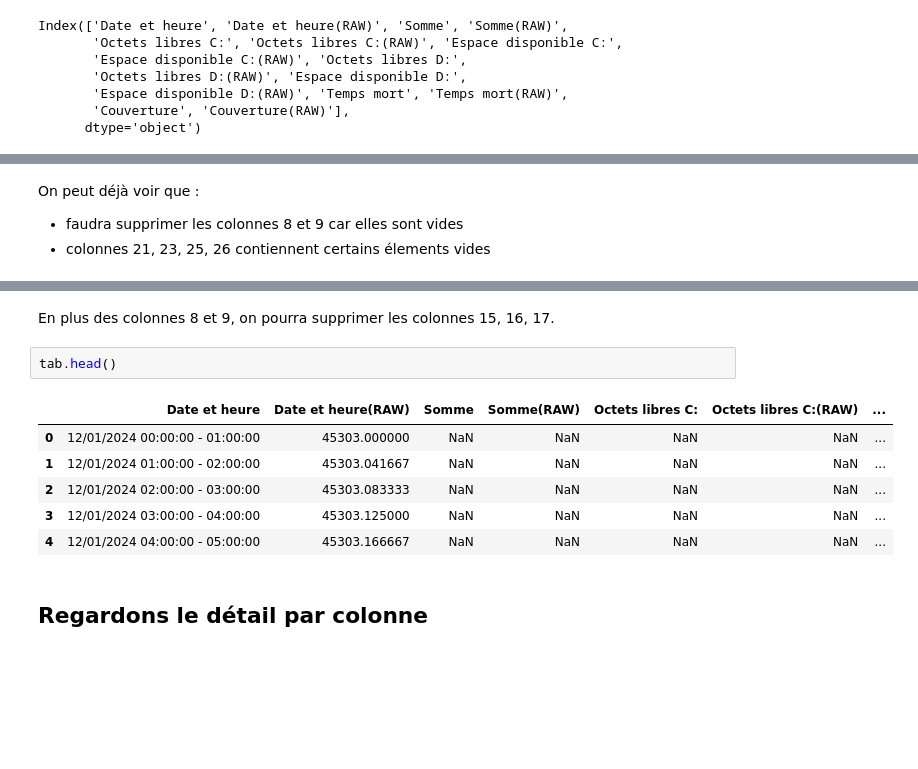
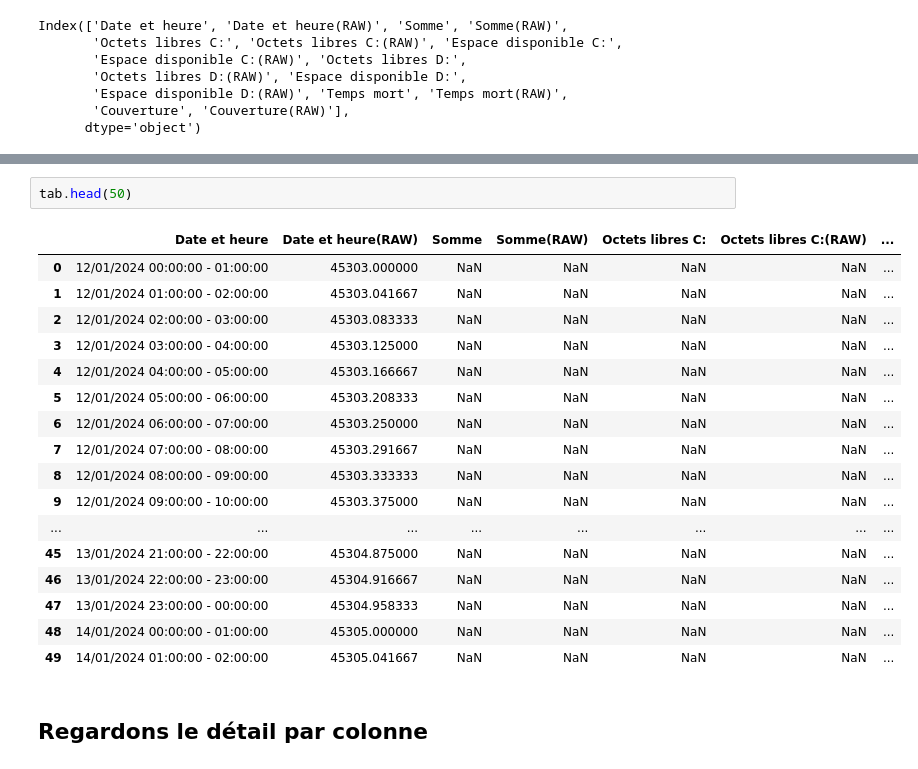
Before and after one commit to AntoineValette/projet_industriel, a Jupyter notebook: notebook/myreport_espace_disque_full.ipynb, the cells around one changed output, grey strips where cells are left out. Drawn from its saved outputs; the diff is of its cells as text; blank space fills up the shorter version.

```diff
--- a/notebook/myreport_espace_disque_full.ipynb
+++ b/notebook/myreport_espace_disque_full.ipynb
@@ -47,10 +47,6 @@ Data columns (total 16 columns):
  15  Couverture(RAW)            8016 non-null   float64
 dtypes: float64(8), object(8)
 memory usage: 1002.3+ KB
-# %% [markdown]
-On peut déjà voir que :
-- faudra supprimer les colonnes 8 et 9 car elles sont vides
-- colonnes 21, 23, 25, 26 contiennent certains élements vides
 # %%
 # Calculer le nombre de valeurs uniques pour chaque colonne
 nb_valeurs_uniques = tab.nunique()
@@ -75,17 +71,26 @@ Temps mort(RAW)                 1
 Couverture                      3
 Couverture(RAW)                 2
 dtype: int64
-# %% [markdown]
-En plus des colonnes 8 et 9, on pourra supprimer les colonnes 15, 16, 17.
 # %%
-tab.head()
+tab.head(50)
 # %% [output]
 |  | Date et heure | Date et heure(RAW) | Somme | Somme(RAW) | Octets libres C: | Octets libres C:(RAW) | ... |
 | 0 | 12/01/2024 00:00:00 - 01:00:00 | 45303.000000 | NaN | NaN | NaN | NaN | ... |
 | 1 | 12/01/2024 01:00:00 - 02:00:00 | 45303.041667 | NaN | NaN | NaN | NaN | ... |
 | 2 | 12/01/2024 02:00:00 - 03:00:00 | 45303.083333 | NaN | NaN | NaN | NaN | ... |
 | 3 | 12/01/2024 03:00:00 - 04:00:00 | 45303.125000 | NaN | NaN | NaN | NaN | ... |
 | 4 | 12/01/2024 04:00:00 - 05:00:00 | 45303.166667 | NaN | NaN | NaN | NaN | ... |
+| 5 | 12/01/2024 05:00:00 - 06:00:00 | 45303.208333 | NaN | NaN | NaN | NaN | ... |
+| 6 | 12/01/2024 06:00:00 - 07:00:00 | 45303.250000 | NaN | NaN | NaN | NaN | ... |
+| 7 | 12/01/2024 07:00:00 - 08:00:00 | 45303.291667 | NaN | NaN | NaN | NaN | ... |
+| 8 | 12/01/2024 08:00:00 - 09:00:00 | 45303.333333 | NaN | NaN | NaN | NaN | ... |
+| 9 | 12/01/2024 09:00:00 - 10:00:00 | 45303.375000 | NaN | NaN | NaN | NaN | ... |
+| ... | ... | ... | ... | ... | ... | ... | ... |
+| 45 | 13/01/2024 21:00:00 - 22:00:00 | 45304.875000 | NaN | NaN | NaN | NaN | ... |
+| 46 | 13/01/2024 22:00:00 - 23:00:00 | 45304.916667 | NaN | NaN | NaN | NaN | ... |
+| 47 | 13/01/2024 23:00:00 - 00:00:00 | 45304.958333 | NaN | NaN | NaN | NaN | ... |
+| 48 | 14/01/2024 00:00:00 - 01:00:00 | 45305.000000 | NaN | NaN | NaN | NaN | ... |
+| 49 | 14/01/2024 01:00:00 - 02:00:00 | 45305.041667 | NaN | NaN | NaN | NaN | ... |
 # %% [markdown]
 ## Regardons le détail par colonne
 # %% [markdown]
```
Also changed, not shown: parts of 36 cells of this notebook, 4 other files.
